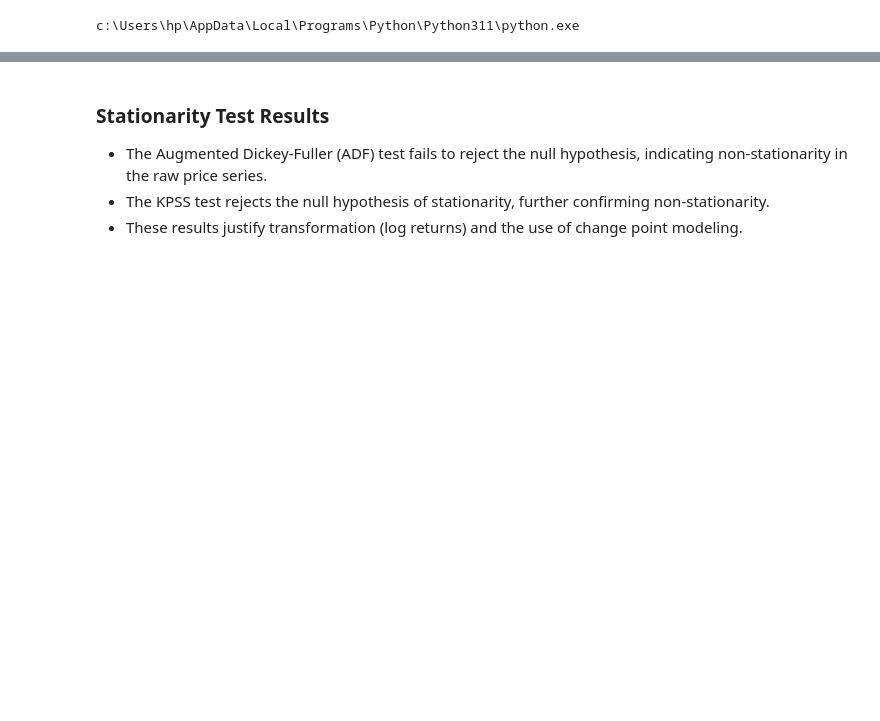
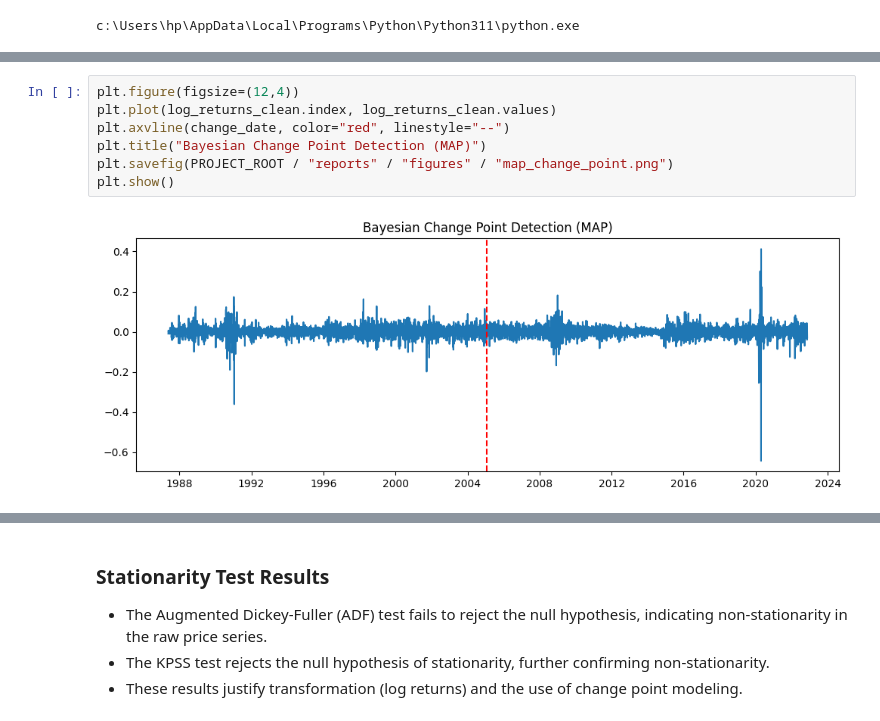
Before and after one commit to fayza-shemsu/week11-change-point-analysis, a Jupyter notebook: notebooks/01_eda_and_data_understanding.ipynb, the cells around one changed output, grey strips where cells are left out. Drawn from its saved outputs; the diff is of its cells as text; blank space fills up the shorter version.

```diff
--- a/notebooks/01_eda_and_data_understanding.ipynb
+++ b/notebooks/01_eda_and_data_understanding.ipynb
@@ -107,0 +149,9 @@ az.summary(trace, var_names=["tau", "mu_1", "mu_2", "sigma"])
+# %%
+plt.figure(figsize=(12,4))
+plt.plot(log_returns_clean.index, log_returns_clean.values)
+plt.axvline(change_date, color="red", linestyle="--")
+plt.title("Bayesian Change Point Detection (MAP)")
+plt.savefig(PROJECT_ROOT / "reports" / "figures" / "map_change_point.png")
+plt.show()
+# %% [output]
+[figure, added]
```
Also changed, not shown: parts of 6 cells of this notebook, 7 other files.
